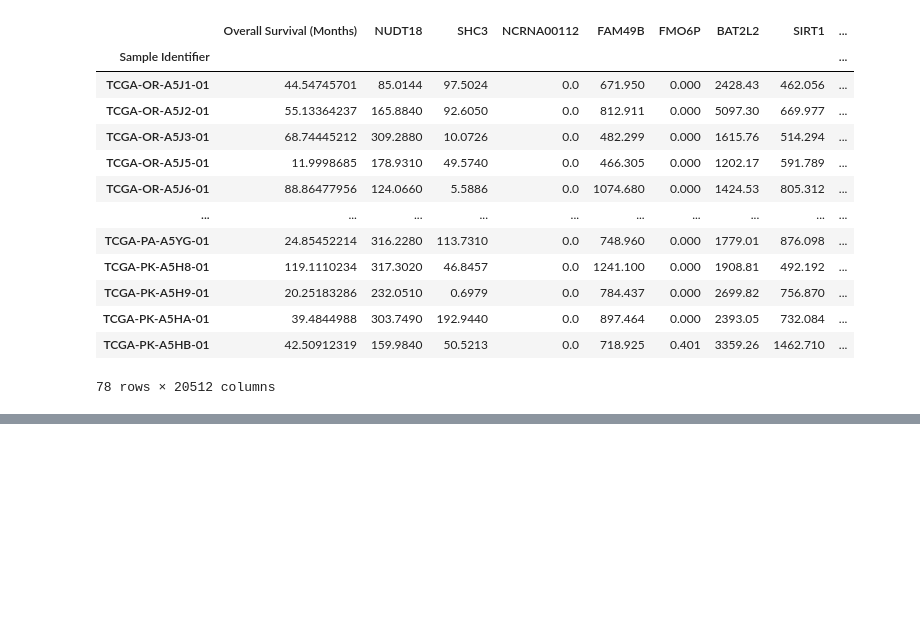
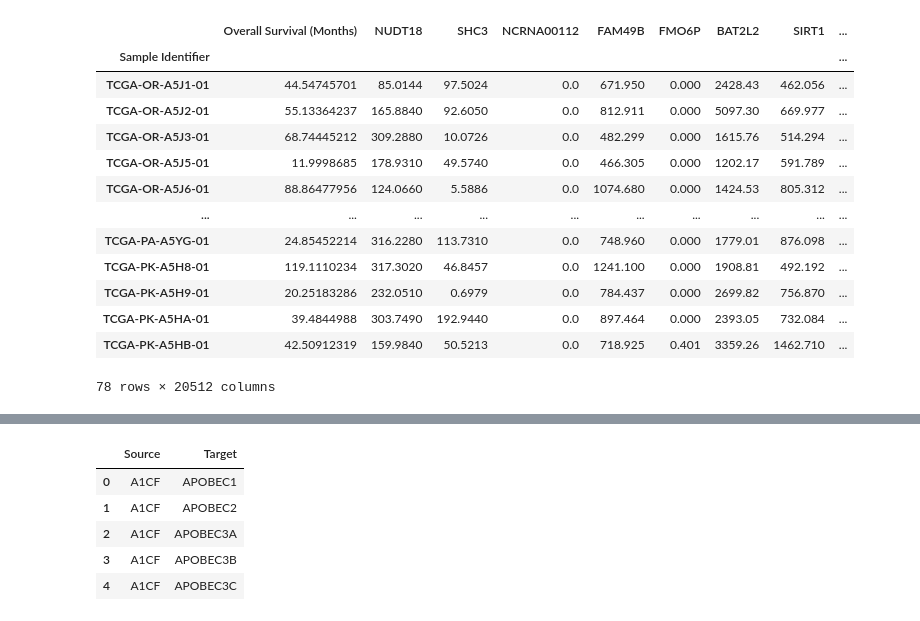
Before and after one commit to cannin/gsoc_2023_pytorch_pathway_commons, a Jupyter notebook: Acc_data_processing.ipynb, the cells around one changed output, grey strips where cells are left out. Saved outputs shown, nothing was run; the diff lists cells and outputs as text; code cells hidden in the pictures; blank space fills up the shorter version.

```diff
--- a/Acc_data_processing.ipynb
+++ b/Acc_data_processing.ipynb
@@ -271,0 +286,9 @@ patient_df.set_index('Sample Identifier')
+# %%
+df.head()
+# %% [output]
+|  | Source | Target |
+| 0 | A1CF | APOBEC1 |
+| 1 | A1CF | APOBEC2 |
+| 2 | A1CF | APOBEC3A |
+| 3 | A1CF | APOBEC3B |
+| 4 | A1CF | APOBEC3C |
```
Also changed, not shown: parts of 30 cells of this notebook.
